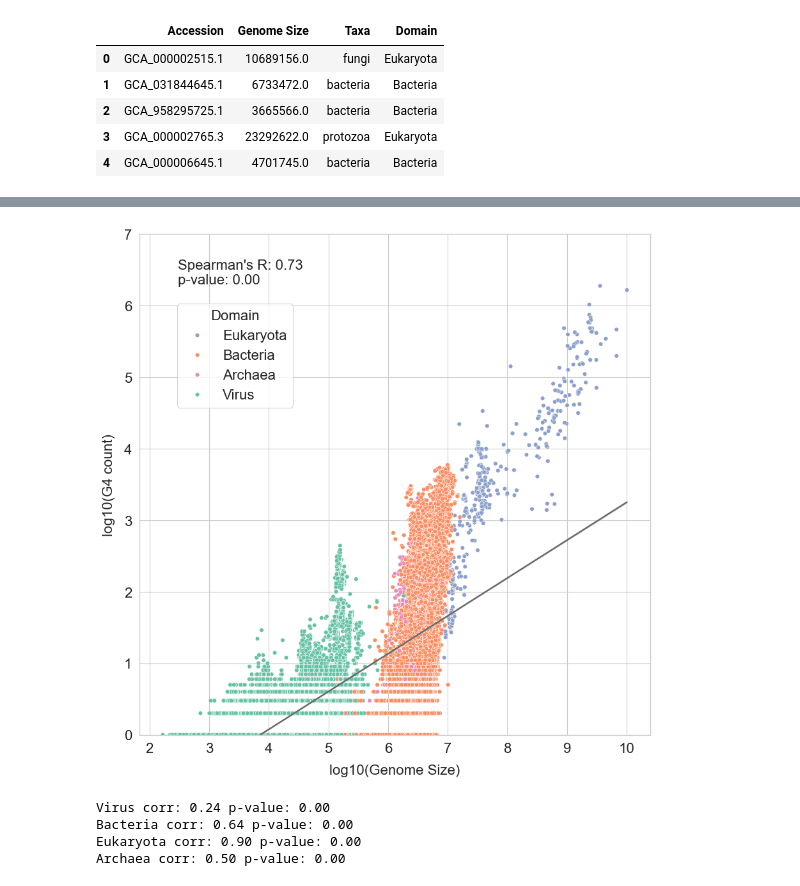
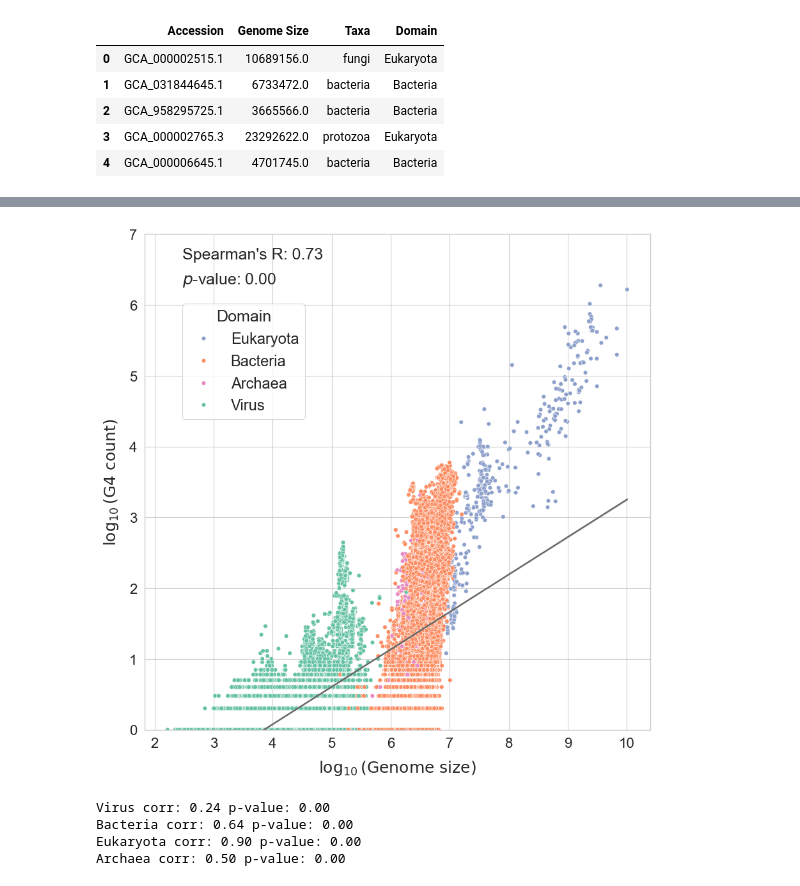
Before and after one commit to Georgakopoulos-Soares-lab/Quadrupia, a Jupyter notebook: notebooks/4_genome_size_vs_g4_count.ipynb, the cells around one changed output, grey strips where cells are left out. Drawn from its saved outputs; the diff is of its cells as text; code cells hidden in the pictures.

```diff
--- a/notebooks/4_genome_size_vs_g4_count.ipynb
+++ b/notebooks/4_genome_size_vs_g4_count.ipynb
@@ -83,38 +83,39 @@ color_map = {
 }
 sns.scatterplot(
     data=df_g4,
     x="log10(Genome Size)",
     y="log10(G4 count)",
     hue="Domain",
     palette=color_map,
     ax=ax
 )
 sns.regplot(
     data=df_g4,
     x="log10(Genome Size)",
     y="log10(G4 count)",
     scatter=False,
     color='dimgrey',
     ax=ax
 )
 
 # formatting
 plt.ylim(0, 7)
-plt.xlabel("log10(Genome Size)", fontsize=16, labelpad=10)
-plt.ylabel("log10(G4 count)", fontsize=16, labelpad=10)
+plt.xlabel(r"$\log_{10}(\mathrm{Genome\ size})$", fontsize=18, labelpad=10)
+plt.ylabel(r"$\log_{10}(\mathrm{G4\ count})$", fontsize=18, labelpad=10)
 plt.xticks(fontsize=16)
 plt.yticks(fontsize=16)
 ax.ticklabel_format(style='plain')
-plt.legend(title="Domain", title_fontsize=16, fontsize=16, loc='upper left', bbox_to_anchor=(0.06, 0.875))
+plt.legend(title="Domain", title_fontsize=18, fontsize=17, loc='upper left', bbox_to_anchor=(0.06, 0.875))
 plt.tight_layout()
 
 # spearman correlation coefficient
 corr, p = spearmanr(df_g4['log10(Genome Size)'], df_g4['log10(G4 count)'])
-ax.text(0.075, 0.9, f"Spearman's R: {corr:.2f}\np-value: {p:.2f}", transform=ax.transAxes, fontsize=16)
+ax.text(0.075, 0.95, f"Spearman's R: {corr:.2f}", transform=ax.transAxes, fontsize=18)
+ax.text(0.075, 0.90, rf"$\it{{p}}$-value: {p:.2f}", transform=ax.transAxes, fontsize=18)
 
 plt.savefig(f"../plots/genome_size_g4_count_{g4_tool}.png")
 # %% [output]
-[figure, old version]
+[figure, new version]
 # %%
 # plot the distribution of Genome size (log10) vs G4 occurences (log10) for each domain in a subplot
 sns.set_style("whitegrid")
```
Also changed, not shown: parts of 1 cell of this notebook, 4 other files.
